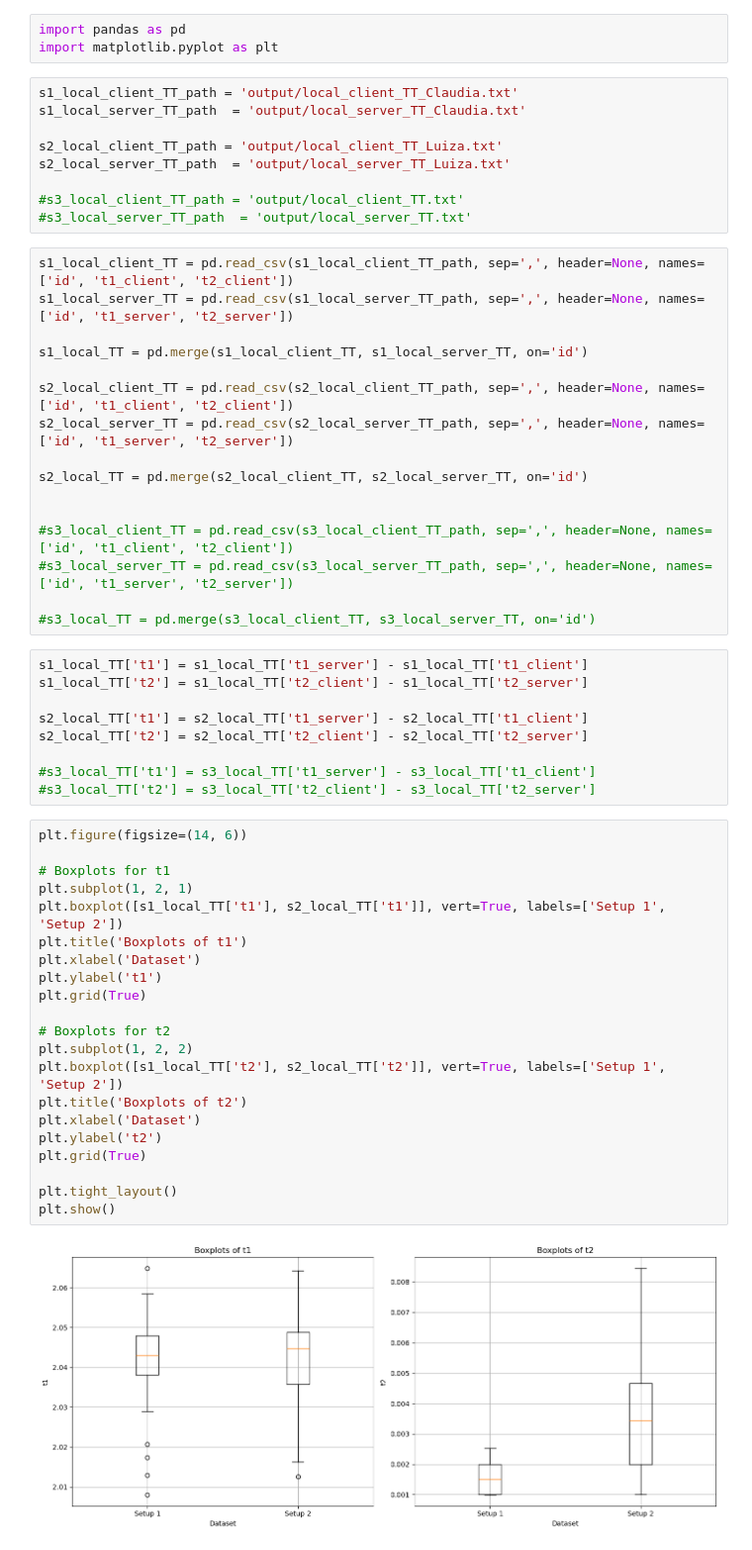
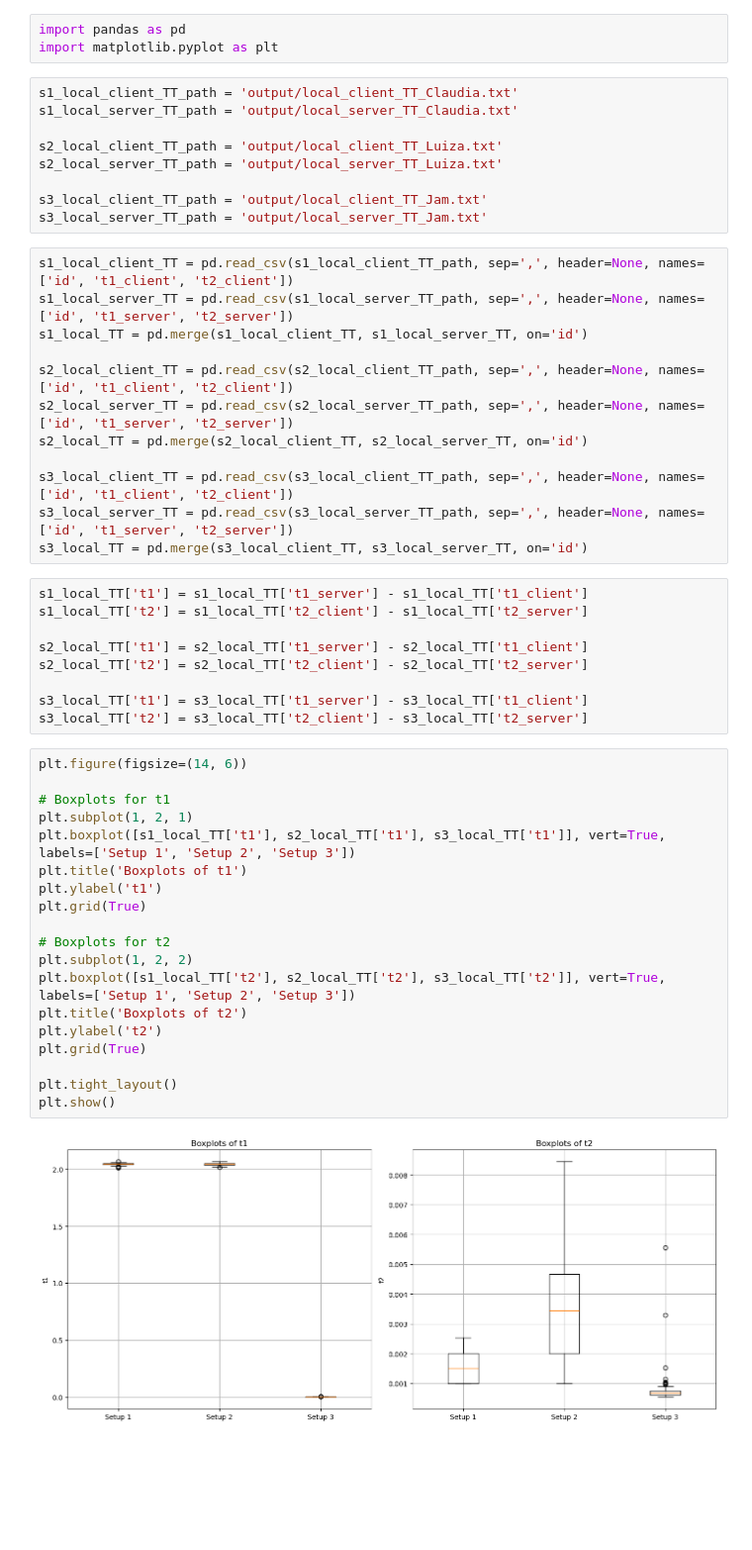
Before and after one commit to CorpaciLC/Data-Intensive-Computing-2024S, a Jupyter notebook: Exercise 3/timeEval.ipynb, the cells around one changed output. Shown: that part at 99% size. Drawn from its saved outputs; the diff is of its cells as text; blank space fills up the shorter version.

```diff
--- a/Exercise 3/timeEval.ipynb
+++ b/Exercise 3/timeEval.ipynb
@@ -3,29 +3,25 @@ import pandas as pd
 import matplotlib.pyplot as plt
 # %%
 s1_local_client_TT_path = 'output/local_client_TT_Claudia.txt'
-s1_local_server_TT_path  = 'output/local_server_TT_Claudia.txt'
+s1_local_server_TT_path = 'output/local_server_TT_Claudia.txt'
 
 s2_local_client_TT_path = 'output/local_client_TT_Luiza.txt'
-s2_local_server_TT_path  = 'output/local_server_TT_Luiza.txt'
+s2_local_server_TT_path = 'output/local_server_TT_Luiza.txt'
 
-#s3_local_client_TT_path = 'output/local_client_TT.txt'
-#s3_local_server_TT_path  = 'output/local_server_TT.txt'
+s3_local_client_TT_path = 'output/local_client_TT_Jam.txt'
+s3_local_server_TT_path = 'output/local_server_TT_Jam.txt'
 # %%
 s1_local_client_TT = pd.read_csv(s1_local_client_TT_path, sep=',', header=None, names=['id', 't1_client', 't2_client'])
 s1_local_server_TT = pd.read_csv(s1_local_server_TT_path, sep=',', header=None, names=['id', 't1_server', 't2_server'])
-
 s1_local_TT = pd.merge(s1_local_client_TT, s1_local_server_TT, on='id')
 
 s2_local_client_TT = pd.read_csv(s2_local_client_TT_path, sep=',', header=None, names=['id', 't1_client', 't2_client'])
 s2_local_server_TT = pd.read_csv(s2_local_server_TT_path, sep=',', header=None, names=['id', 't1_server', 't2_server'])
-
 s2_local_TT = pd.merge(s2_local_client_TT, s2_local_server_TT, on='id')
 
-
-#s3_local_client_TT = pd.read_csv(s3_local_client_TT_path, sep=',', header=None, names=['id', 't1_client', 't2_client'])
-#s3_local_server_TT = pd.read_csv(s3_local_server_TT_path, sep=',', header=None, names=['id', 't1_server', 't2_server'])
-
-#s3_local_TT = pd.merge(s3_local_client_TT, s3_local_server_TT, on='id')
+s3_local_client_TT = pd.read_csv(s3_local_client_TT_path, sep=',', header=None, names=['id', 't1_client', 't2_client'])
+s3_local_server_TT = pd.read_csv(s3_local_server_TT_path, sep=',', header=None, names=['id', 't1_server', 't2_server'])
+s3_local_TT = pd.merge(s3_local_client_TT, s3_local_server_TT, on='id')
 # %%
 s1_local_TT['t1'] = s1_local_TT['t1_server'] - s1_local_TT['t1_client']
 s1_local_TT['t2'] = s1_local_TT['t2_client'] - s1_local_TT['t2_server']
@@ -33,28 +29,26 @@ s1_local_TT['t2'] = s1_local_TT['t2_client'] - s1_local_TT['t2_server']
 s2_local_TT['t1'] = s2_local_TT['t1_server'] - s2_local_TT['t1_client']
 s2_local_TT['t2'] = s2_local_TT['t2_client'] - s2_local_TT['t2_server']
 
-#s3_local_TT['t1'] = s3_local_TT['t1_server'] - s3_local_TT['t1_client']
-#s3_local_TT['t2'] = s3_local_TT['t2_client'] - s3_local_TT['t2_server']
+s3_local_TT['t1'] = s3_local_TT['t1_server'] - s3_local_TT['t1_client']
+s3_local_TT['t2'] = s3_local_TT['t2_client'] - s3_local_TT['t2_server']
 # %%
 plt.figure(figsize=(14, 6))
 
 # Boxplots for t1
 plt.subplot(1, 2, 1)
-plt.boxplot([s1_local_TT['t1'], s2_local_TT['t1']], vert=True, labels=['Setup 1', 'Setup 2'])
+plt.boxplot([s1_local_TT['t1'], s2_local_TT['t1'], s3_local_TT['t1']], vert=True, labels=['Setup 1', 'Setup 2', 'Setup 3'])
 plt.title('Boxplots of t1')
-plt.xlabel('Dataset')
 plt.ylabel('t1')
 plt.grid(True)
 
 # Boxplots for t2
 plt.subplot(1, 2, 2)
-plt.boxplot([s1_local_TT['t2'], s2_local_TT['t2']], vert=True, labels=['Setup 1', 'Setup 2'])
+plt.boxplot([s1_local_TT['t2'], s2_local_TT['t2'], s3_local_TT['t2']], vert=True, labels=['Setup 1', 'Setup 2', 'Setup 3'])
 plt.title('Boxplots of t2')
-plt.xlabel('Dataset')
 plt.ylabel('t2')
 plt.grid(True)
 
 plt.tight_layout()
 plt.show()
 # %% [output]
-[figure, old version]
+[figure, new version]
```
